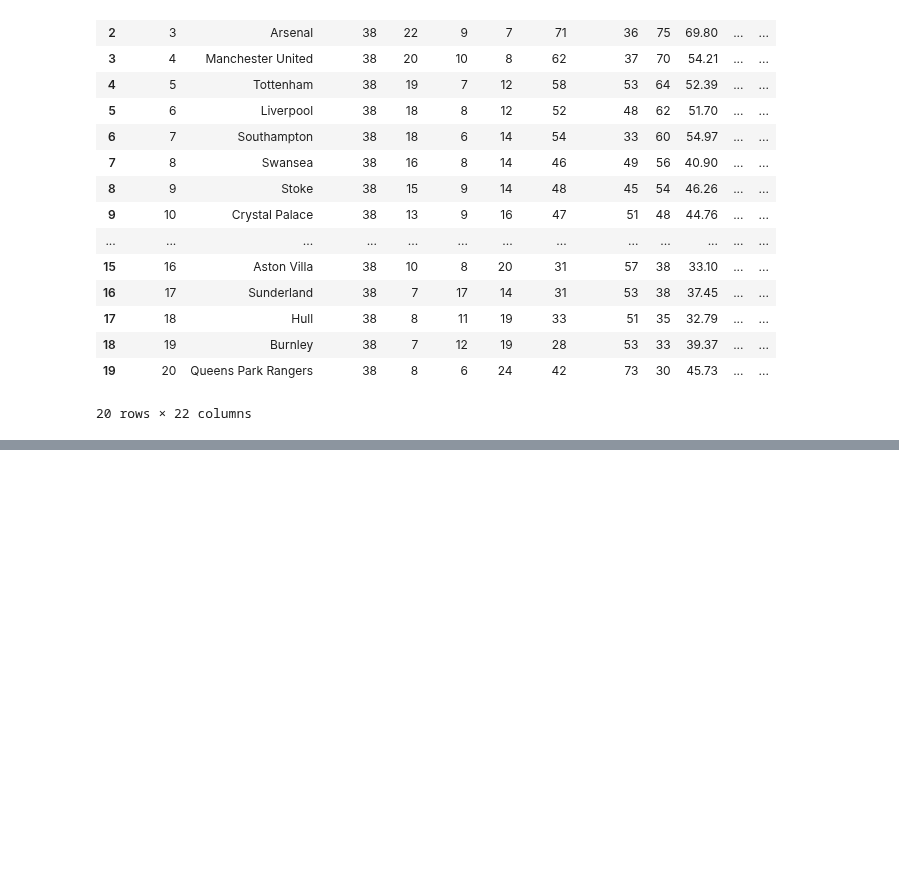
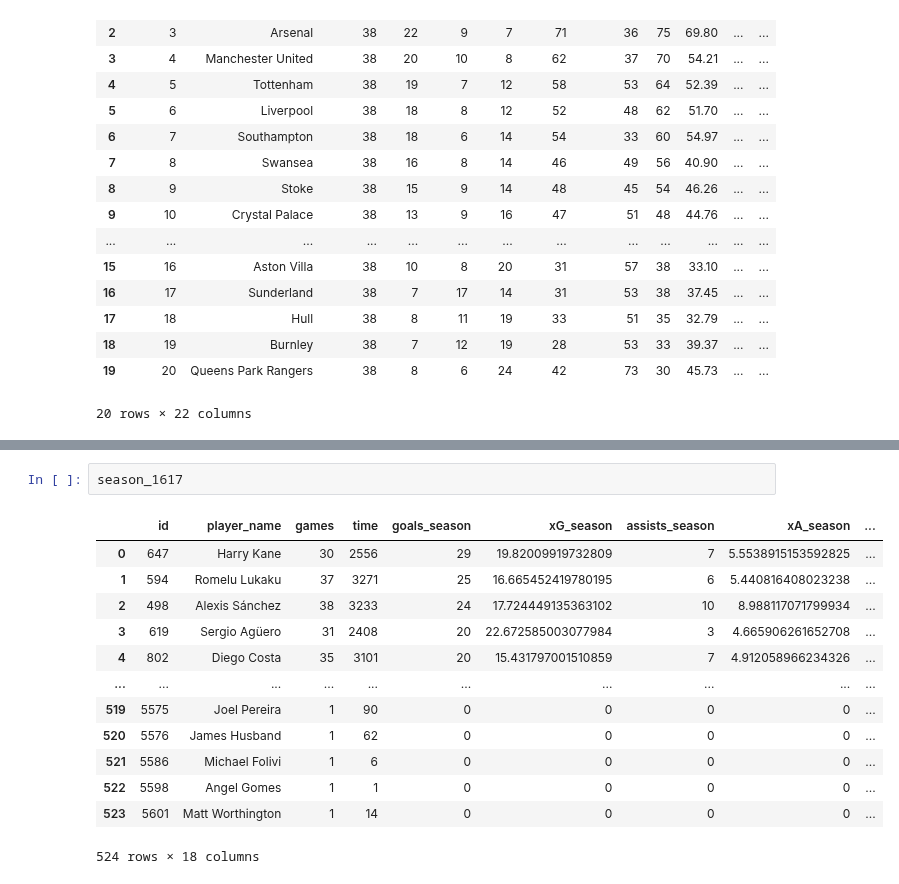
Before and after one commit to AmirMotefaker/my-Python-Projects, a Jupyter notebook: Football Player Analysis(FPA)/Web Scraping/Understat Data for Teams-Players EPL (2014-2019)/Understat Data for Teams-Players (2014-2019).ipynb, the cells around one changed output, grey strips where cells are left out. Saved outputs shown, nothing was run; the diff lists cells and outputs as text; blank space fills up the shorter version.

Commit message:
Update Understat Data for Teams-Players

```diff
--- a/Football Player Analysis(FPA)/Web Scraping/Understat Data for Teams-Players EPL (2014-2019)/Understat Data for Teams-Players (2014-2019).ipynb
+++ b/Football Player Analysis(FPA)/Web Scraping/Understat Data for Teams-Players EPL (2014-2019)/Understat Data for Teams-Players (2014-2019).ipynb
@@ -586,0 +587,16 @@ season_1516
+# %%
+season_1617
+# %% [output]
+|  | id | player_name | games | time | goals_season | xG_season | assists_season | xA_season | ... |
+| 0 | 647 | Harry Kane | 30 | 2556 | 29 | 19.82009919732809 | 7 | 5.5538915153592825 | ... |
+| 1 | 594 | Romelu Lukaku | 37 | 3271 | 25 | 16.665452419780195 | 6 | 5.440816408023238 | ... |
+| 2 | 498 | Alexis Sánchez | 38 | 3233 | 24 | 17.724449135363102 | 10 | 8.988117071799934 | ... |
+| 3 | 619 | Sergio Agüero | 31 | 2408 | 20 | 22.672585003077984 | 3 | 4.665906261652708 | ... |
+| 4 | 802 | Diego Costa | 35 | 3101 | 20 | 15.431797001510859 | 7 | 4.912058966234326 | ... |
+| ... | ... | ... | ... | ... | ... | ... | ... | ... | ... |
+| 519 | 5575 | Joel Pereira | 1 | 90 | 0 | 0 | 0 | 0 | ... |
+| 520 | 5576 | James Husband | 1 | 62 | 0 | 0 | 0 | 0 | ... |
+| 521 | 5586 | Michael Folivi | 1 | 6 | 0 | 0 | 0 | 0 | ... |
+| 522 | 5598 | Angel Gomes | 1 | 1 | 0 | 0 | 0 | 0 | ... |
+| 523 | 5601 | Matt Worthington | 1 | 14 | 0 | 0 | 0 | 0 | ... |
+524 rows × 18 columns
```
Also changed, not shown: parts of 24 cells of this notebook.
